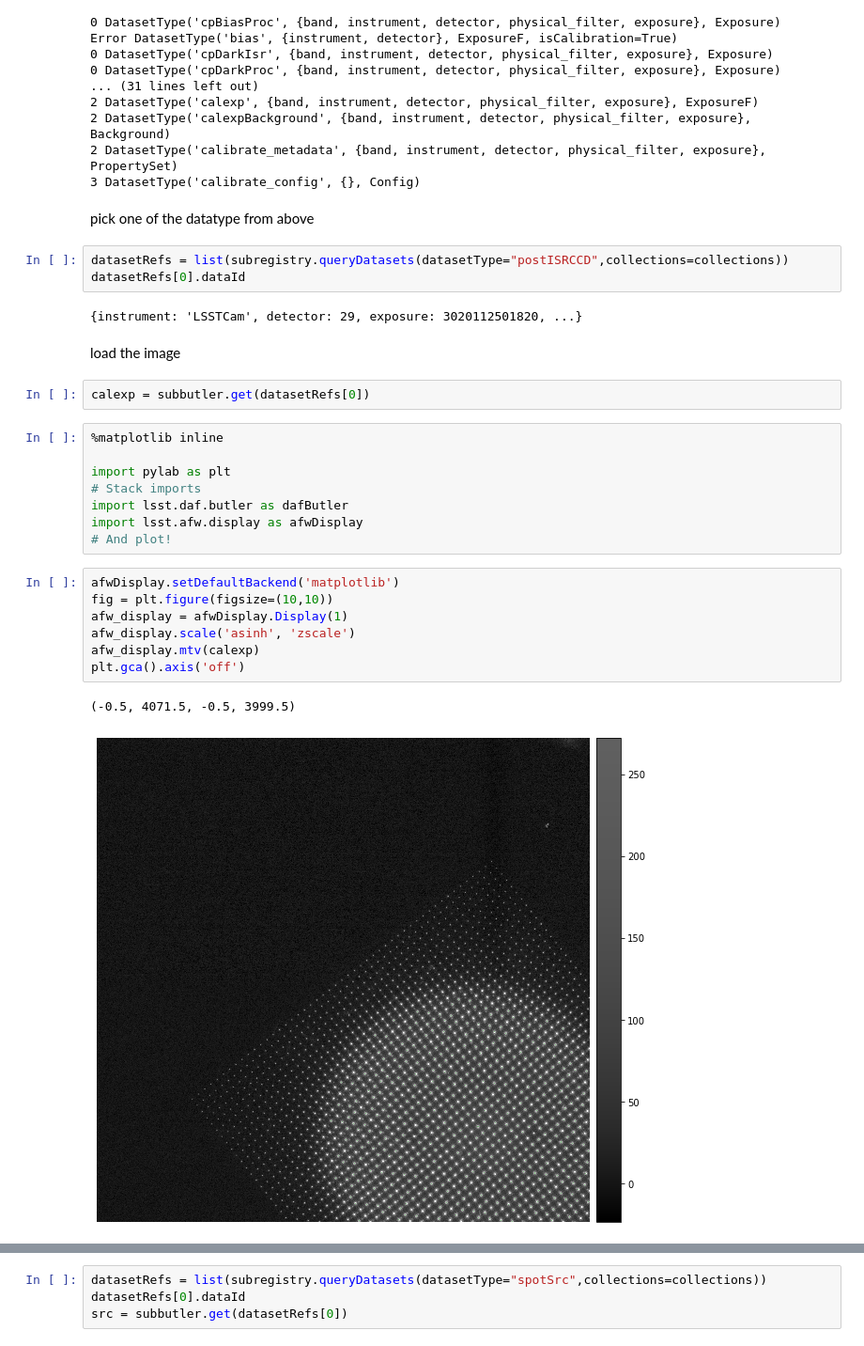
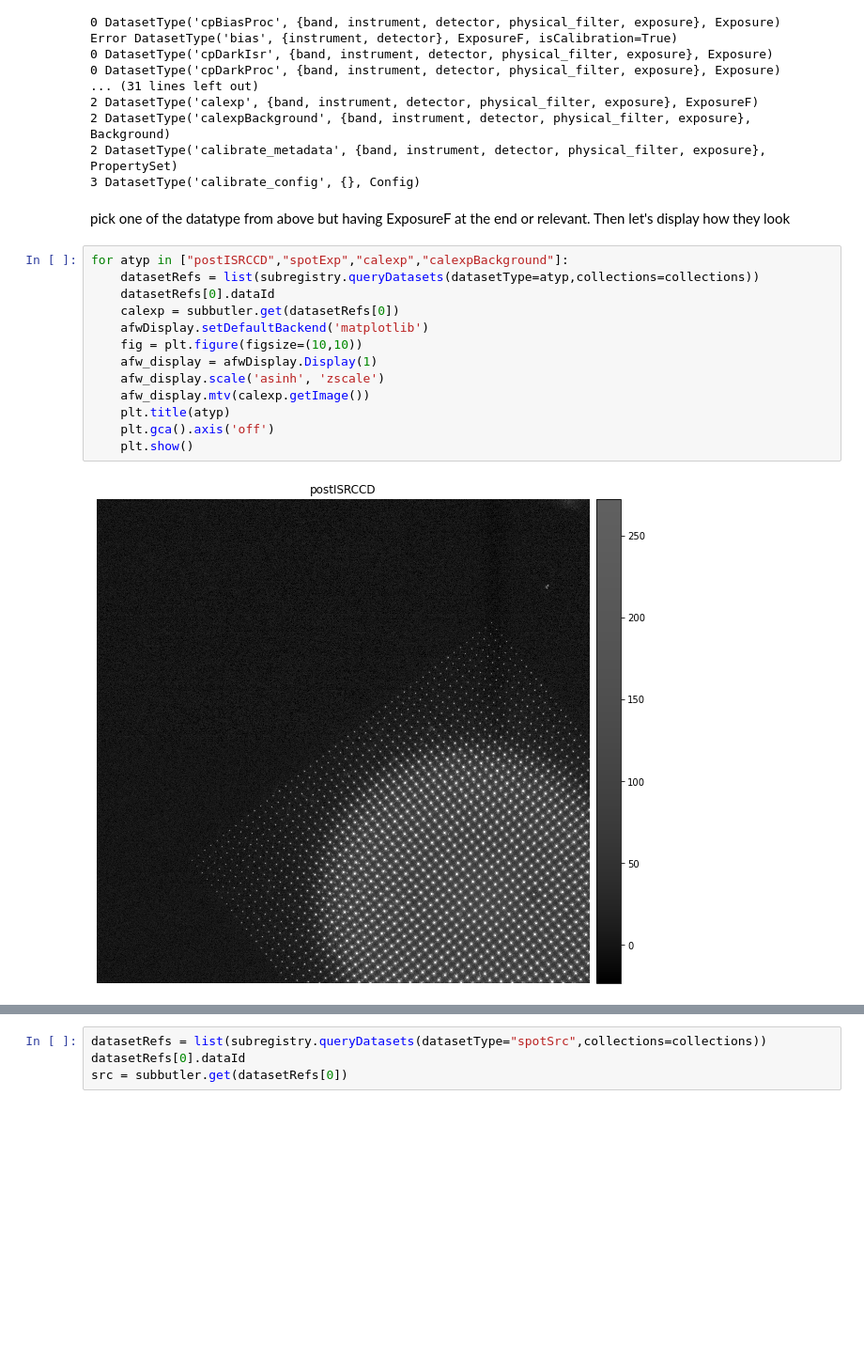
Before and after one commit to youtsumi/ButlerGen3Work, a Jupyter notebook: ButlerExercise.ipynb, the cells around one changed output, grey strips where cells are left out. Shown at 94% size. Saved outputs shown, nothing was run; the diff lists cells and outputs as text; blank space fills up the shorter version.

```diff
--- a/ButlerExercise.ipynb
+++ b/ButlerExercise.ipynb
@@ -74,31 +87,19 @@ Error DatasetType('bias', {instrument, detector}, ExposureF, isCalibration=True)
 2 DatasetType('calibrate_metadata', {band, instrument, detector, physical_filter, exposure}, PropertySet)
 3 DatasetType('calibrate_config', {}, Config)
 # %% [markdown]
-pick one of the datatype from above
+pick one of the datatype from above but having ExposureF at the end or relevant. Then let's display how they look
-# %%
-datasetRefs = list(subregistry.queryDatasets(datasetType="postISRCCD",collections=collections))
-datasetRefs[0].dataId
-# %% [output]
-{instrument: 'LSSTCam', detector: 29, exposure: 3020112501820, ...}
-# %% [markdown]
-load the image
-# %%
-calexp = subbutler.get(datasetRefs[0])
-# %%
-%matplotlib inline
-
-import pylab as plt
-# Stack imports
-import lsst.daf.butler as dafButler
-import lsst.afw.display as afwDisplay
-# And plot!
 # %%
-afwDisplay.setDefaultBackend('matplotlib')
-fig = plt.figure(figsize=(10,10))
-afw_display = afwDisplay.Display(1)
-afw_display.scale('asinh', 'zscale')
-afw_display.mtv(calexp)
-plt.gca().axis('off')
+for atyp in ["postISRCCD","spotExp","calexp","calexpBackground"]:
+    datasetRefs = list(subregistry.queryDatasets(datasetType=atyp,collections=collections))
+    datasetRefs[0].dataId
+    calexp = subbutler.get(datasetRefs[0])
+    afwDisplay.setDefaultBackend('matplotlib')
+    fig = plt.figure(figsize=(10,10))
+    afw_display = afwDisplay.Display(1)
+    afw_display.scale('asinh', 'zscale')
+    afw_display.mtv(calexp.getImage())
+    plt.title(atyp)
+    plt.gca().axis('off')
+    plt.show()
 # %% [output]
-(-0.5, 4071.5, -0.5, 3999.5)
-[figure, old version]
+[figure, new version]
```
Also changed, not shown: parts of 11 cells of this notebook.
